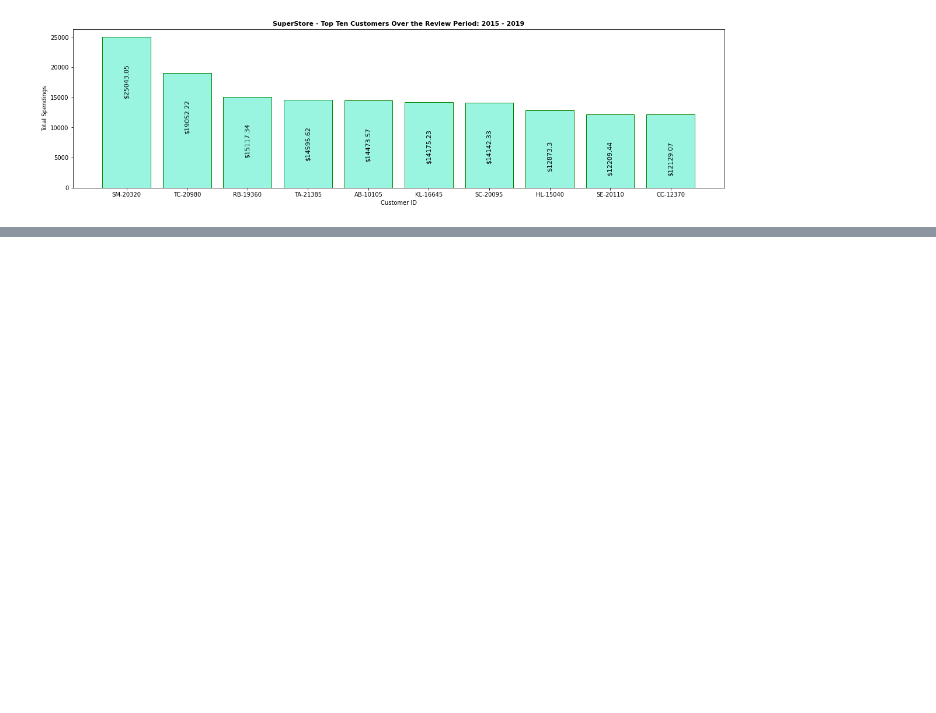
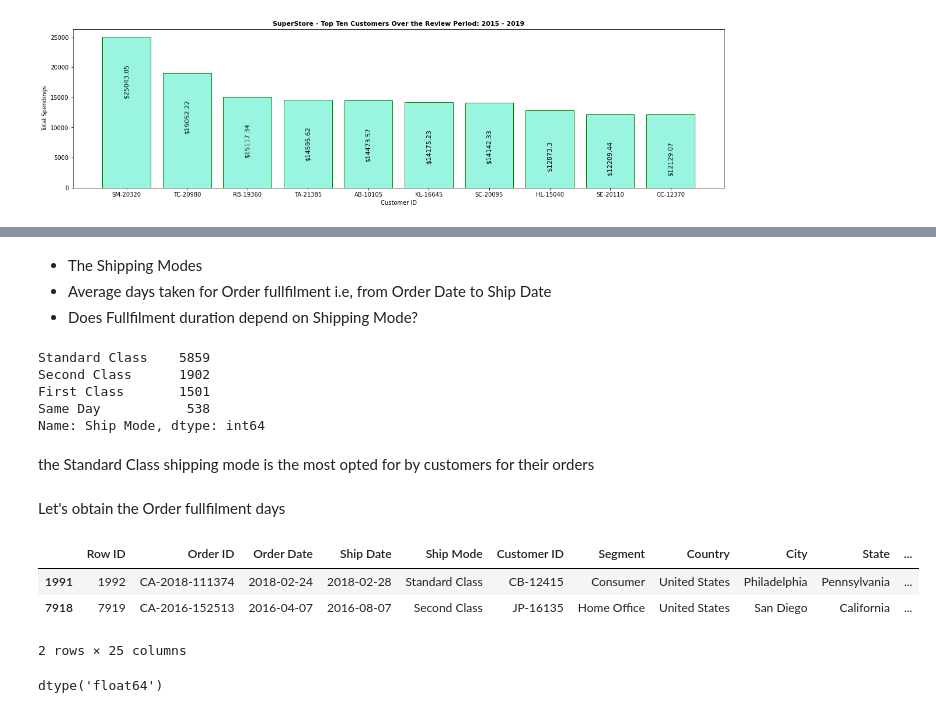
Before and after one commit to WayneNyariroh/StoreSales_Analysis, a Jupyter notebook: superStoreSales_EDA.ipynb, the cells around one changed output, grey strips where cells are left out. Saved outputs shown, nothing was run; the diff lists cells and outputs as text; code cells hidden in the pictures; blank space fills up the shorter version.

```diff
--- a/superStoreSales_EDA.ipynb
+++ b/superStoreSales_EDA.ipynb
@@ -470,0 +480,16 @@ for i, j in top_ten_customers['Sales'].items(): #our index, values and enumerato
+# %% [markdown]
+-  The Shipping Modes
+-  Average days taken for Order fullfilment i.e, from Order Date to Ship Date
+-  Does Fullfilment duration depend on Shipping Mode?
+# %%
+store_df['Ship Mode'].value_counts()
+# %% [output]
+Standard Class    5859
+Second Class      1902
+First Class       1501
+Same Day           538
+Name: Ship Mode, dtype: int64
+# %% [markdown]
+the Standard Class shipping mode is the most opted for by customers for their orders
+# %% [markdown]
+Let's obtain the Order fullfilment days
@@ -470,0 +498,12 @@ for i, j in top_ten_customers['Sales'].items(): #our index, values and enumerato
+# %%
+store_df.sample(2) #check if column added
+# %% [output]
+|  | Row ID | Order ID | Order Date | Ship Date | Ship Mode | Customer ID | Segment | Country | City | State | ... |
+| 1991 | 1992 | CA-2018-111374 | 2018-02-24 | 2018-02-28 | Standard Class | CB-12415 | Consumer | United States | Philadelphia | Pennsylvania | ... |
+| 7918 | 7919 | CA-2016-152513 | 2016-04-07 | 2016-08-07 | Second Class | JP-16135 | Home Office | United States | San Diego | California | ... |
+2 rows × 25 columns
+# %%
+#store_df['Fullfilment Days'] = store_df['Fullfilment Days'] / np.timedelta64(1, "D")
+store_df['Fullfilment Days'].dtype
+# %% [output]
+dtype('float64')
```
Also changed, not shown: parts of 12 cells of this notebook.
